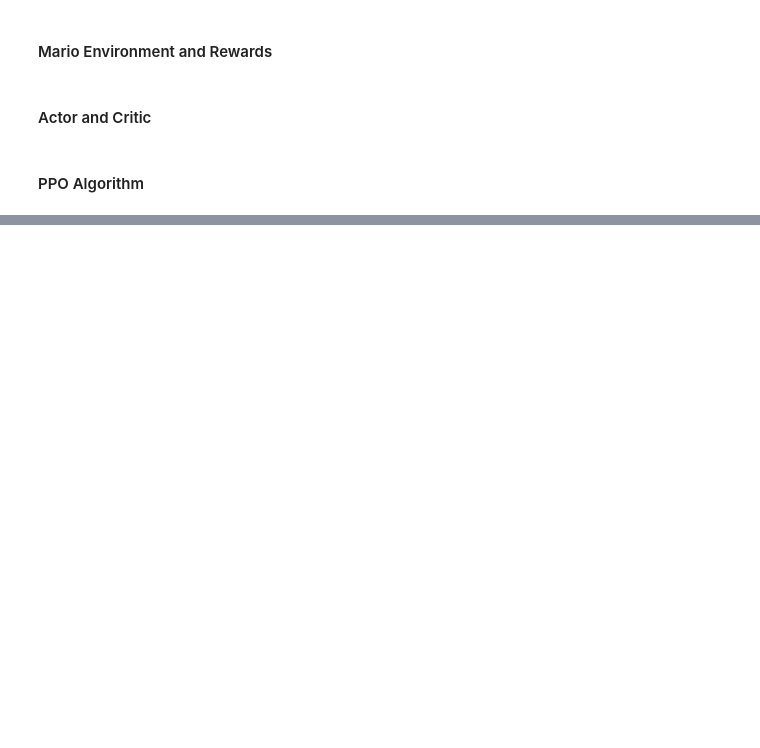
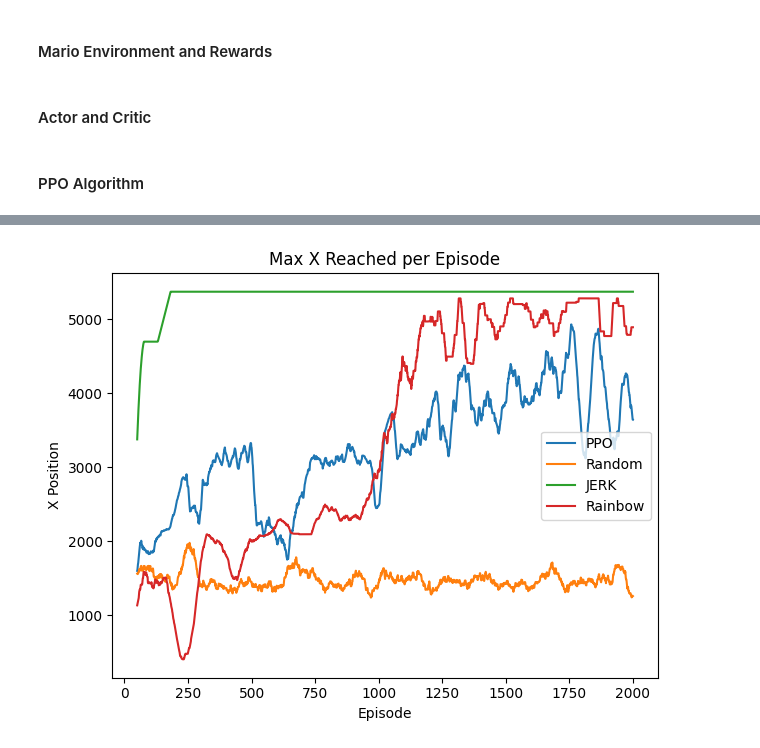
Before and after one commit to coltrho24/Project-SMW, a Jupyter notebook: PPO.ipynb, the cells around one changed output, grey strips where cells are left out. Saved outputs shown, nothing was run; the diff lists cells and outputs as text; code cells hidden in the pictures; blank space fills up the shorter version.

```diff
--- a/PPO.ipynb
+++ b/PPO.ipynb
@@ -376,7 +368,7 @@ actor.eval()
 
 best_max_x = 0
 for attempt in range(20):
-    base_env = stable_retro.make('SuperMarioWorld-Snes-v0', render_mode='rgb_array')
+    base_env = stable_retro.make('SuperMarioWorld-Snes-v0', state='DonutPlains1', render_mode='rgb_array')
     base_env = RecordVideo(base_env, video_folder='./Videos',
                        episode_trigger=lambda x: True,
                        name_prefix=f'attempt_{attempt}')
@@ -416,0 +511,98 @@ env.close()
+# %%
+rainbow_rewards = []
+rainbow_max_x = []
+with open('poster_run.txt', 'r') as f:
+    for line in f:
+        match = re.search(r'Reward:\s+([\d.]+).*Max X:\s+(\d+)', line)
+        if match:
+            rainbow_rewards.append(float(match.group(1)))
+            rainbow_max_x.append(float(match.group(2)))
+
+print(f"Loaded {len(rainbow_rewards)} episodes")
+# %%
+import re
+import numpy as np
+import matplotlib.gridspec as gridspec
+import matplotlib.pyplot as plt
+
+# Load PPO data
+total_rewards = []
+max_x_per_ep = []
+with open('Best_Run_Data.txt', 'r') as f:
+    for line in f:
+        match = re.search(r'Reward: ([\d.]+) \| Max X: ([\d.]+)', line)
+        if match:
+            total_rewards.append(float(match.group(1)))
+            max_x_per_ep.append(float(match.group(2)))
+
+# Load JERK data
+jerk_rewards = []
+jerk_max_x = []
+with open('jerk_log.txt', 'r') as f:
+    next(f)  # skip header
+    for line in f:
+        parts = line.strip().split(',')
+        jerk_rewards.append(float(parts[2]))
+        jerk_max_x.append(float(parts[3]))
+
+indices = np.linspace(0, len(jerk_rewards) - 1, 2000).astype(int)
+jerk_rewards = [jerk_rewards[i] for i in indices]
+jerk_max_x = [jerk_max_x[i] for i in indices]
+
+# Load Random data
+random_rewards = []
+random_max_x = []
+with open('random.txt', 'r') as f:
+    next(f)  # skip header
+    for line in f:
+        parts = line.strip().split(',')
+        random_rewards.append(float(parts[1]))
+        random_max_x.append(float(parts[2]))
+
+# Load Rainbow data
+rainbow_rewards = []
+rainbow_max_x = []
+with open('poster_run.txt', 'r') as f:
+    for line in f:
+        match = re.search(r'Reward:\s+([\d.]+).*Max X:\s+(\d+)', line)
+        if match:
+            rainbow_rewards.append(float(match.group(1)))
+            rainbow_max_x.append(float(match.group(2)))
+
+def rolling_avg(data, w):
+    return np.convolve(data, np.ones(w)/w, mode='valid')
+
+window = 50
+ppo_eps = range(window, len(total_rewards) + 1)
+rand_eps = range(window, len(random_rewards) + 1)
+jerk_eps = range(window, len(jerk_rewards) + 1)
+rainbow_eps = range(window, len(rainbow_rewards) + 1)
+
+fig = plt.figure(figsize=(12, 5))
+gs = gridspec.GridSpec(1, 2)
+
+# ax1 = fig.add_subplot(gs[0, 0])
+# ax1.plot(ppo_eps, rolling_avg(total_rewards, window), label='PPO')
+# ax1.plot(rand_eps, rolling_avg(random_rewards, window), label='Random')
+# ax1.plot(jerk_eps, rolling_avg(jerk_rewards, window), label='JERK')
+# ax1.plot(rainbow_eps, rolling_avg(rainbow_rewards, window), label='Rainbow')
+# ax1.set_title('Total Reward per Episode')
+# ax1.set_xlabel('Episode')
+# ax1.set_ylabel('Total Reward')
+# ax1.legend()
+
+ax2 = fig.add_subplot(gs[0, 1])
+ax2.plot(ppo_eps, rolling_avg(max_x_per_ep, window), label='PPO')
+ax2.plot(rand_eps, rolling_avg(random_max_x, window), label='Random')
+ax2.plot(jerk_eps, rolling_avg(jerk_max_x, window), label='JERK')
+ax2.plot(rainbow_eps, rolling_avg(rainbow_max_x, window), label='Rainbow')
+ax2.set_title('Max X Reached per Episode')
+ax2.set_xlabel('Episode')
+ax2.set_ylabel('X Position')
+ax2.legend()
+
+plt.tight_layout()
+plt.savefig('Graphs/ppo_vs_random.png')
+plt.show()
+# %% [output]
+[figure, added]
```
Also changed, not shown: parts of 15 cells of this notebook, 48 other files.
